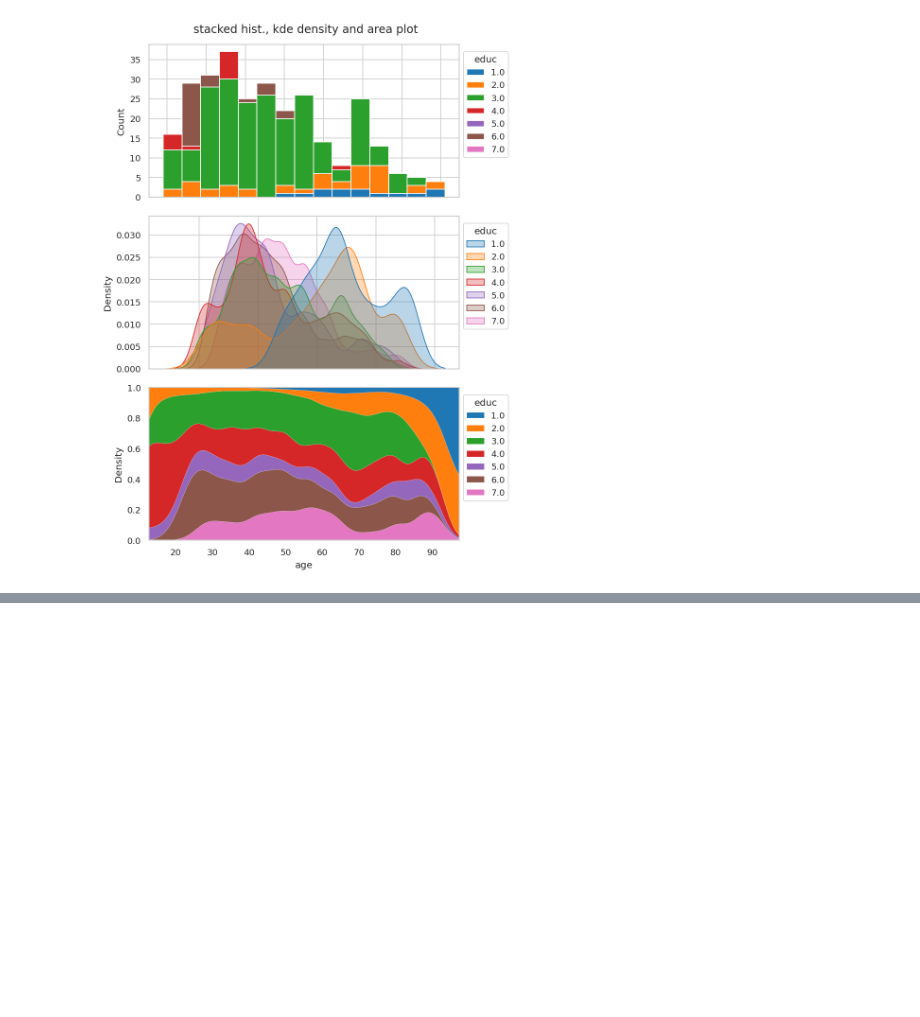
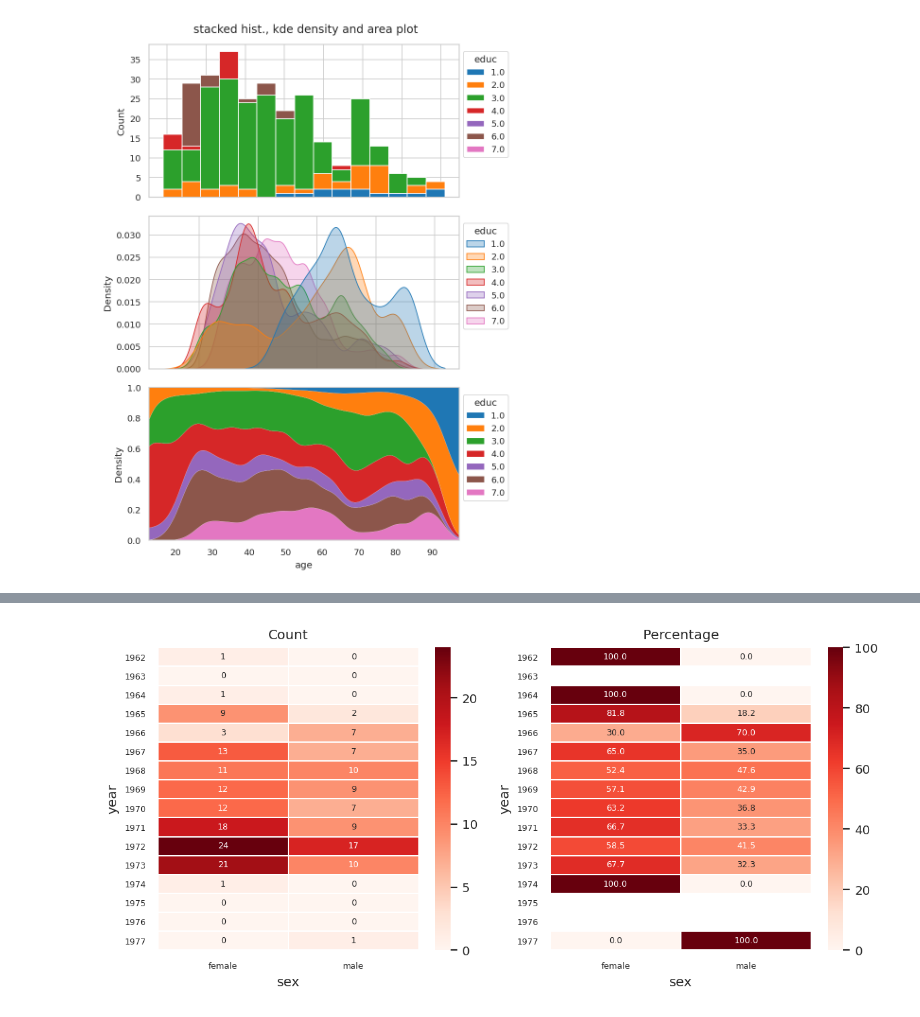
Before and after one commit to toshiakiasakura/matplotlib_gallery, a Jupyter notebook: src/1_gallery.ipynb, the cells around one changed output, grey strips where cells are left out. Cells and saved outputs as stored; diff of their text form; code cells hidden in the pictures; blank space fills up the shorter version.

```diff
--- a/src/1_gallery.ipynb
+++ b/src/1_gallery.ipynb
@@ -86,0 +94,4 @@ gallery.run_stacked_hist_kde_density_and_area_plot_with_stratification()
+# %%
+gallery.run_timeseries_heatmap()
+# %% [output]
+[figure, added]
```
Also changed, not shown: parts of 6 cells of this notebook, 1 other file.
